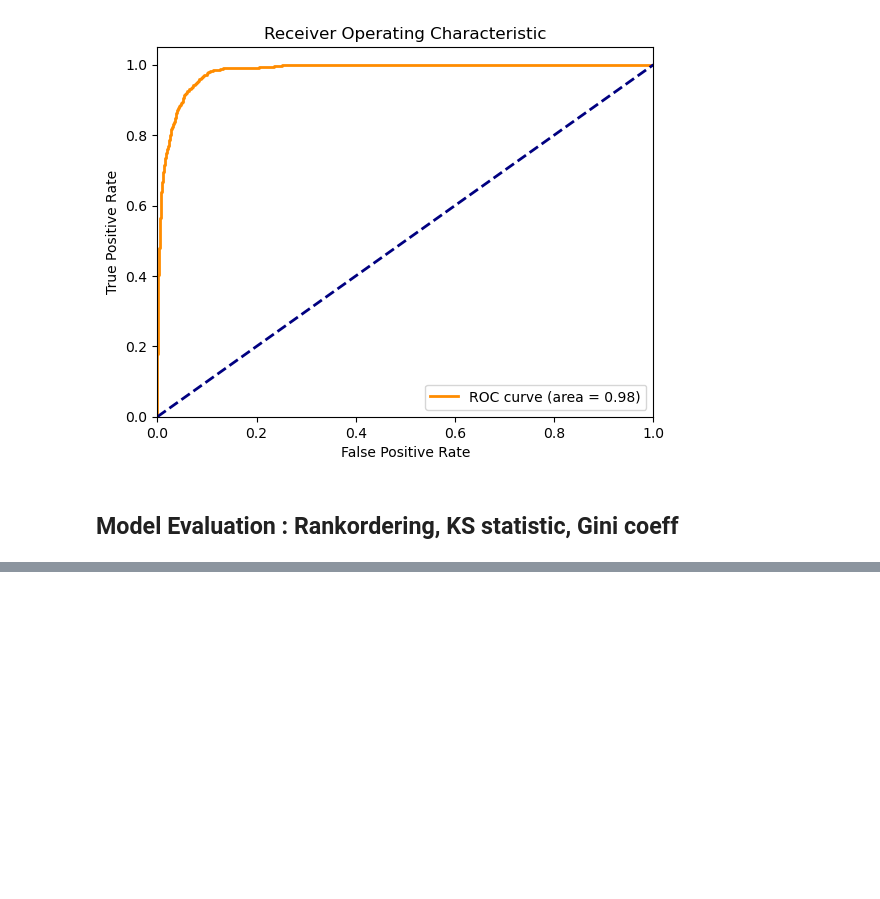
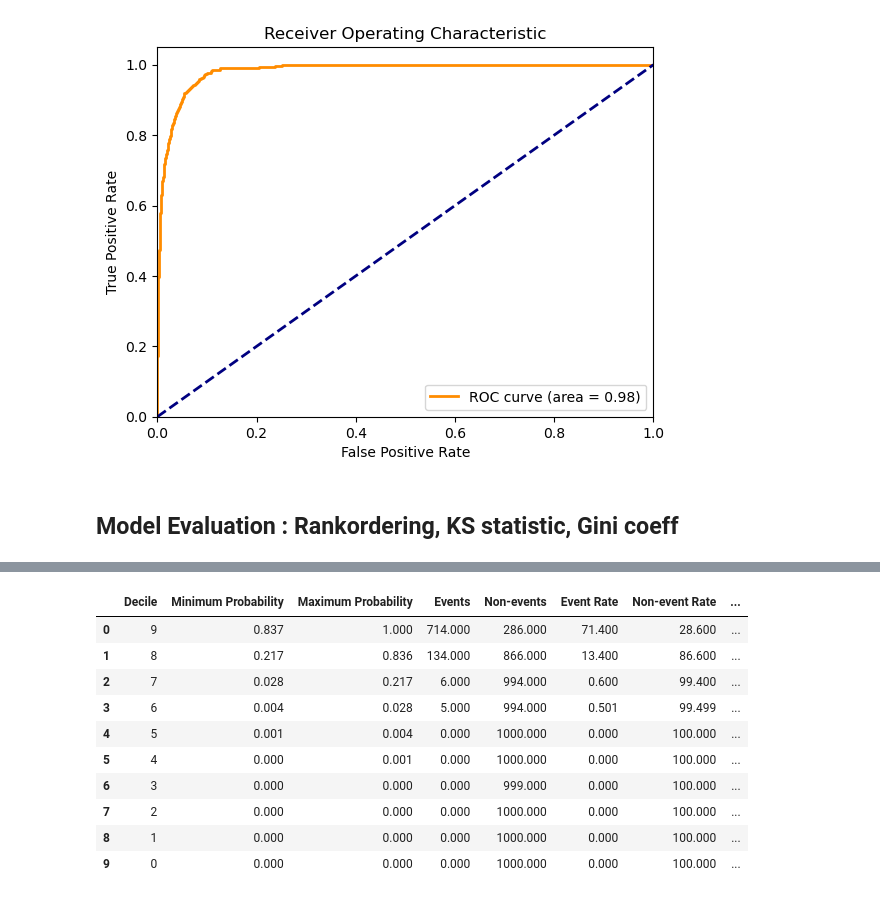
Before and after one commit to HanadIsmail/Credit-Risk-Modeling, a Jupyter notebook: Credit_Risk_Modeling.ipynb, the cells around one changed output, grey strips where cells are left out. Drawn from its saved outputs; the diff is of its cells as text; code cells hidden in the pictures; blank space fills up the shorter version.

```diff
--- a/Untitled.ipynb
+++ b/Credit_Risk_Modeling.ipynb
@@ -1273,0 +1276,3 @@ df_eval.head(3)
+# %%
+df_eval['Decile'] = pd.qcut(df_eval['Default Probabilities'], 10, labels=False, duplicates='drop')
+df_eval.head(3)
@@ -1273,0 +1284,9 @@ df_eval.head(3)
+# %%
+df_grouped = df_eval.groupby('Decile').apply(lambda x: pd.Series({
+    'Minimum Probability': x['Default Probabilities'].min(),
+    'Maximum Probability': x['Default Probabilities'].max(),
+    'Events': x['Default Truth'].sum(),
+    'Non-events': x['Default Truth'].count() - x['Default Truth'].sum(),
+}))
+df_grouped.reset_index(inplace=True)
+df_grouped
@@ -1273,0 +1305,19 @@ df_eval.head(3)
+# %%
+df_grouped['Event Rate'] = df_grouped['Events']*100 / (df_grouped['Events']+df_grouped['Non-events'])
+df_grouped['Non-event Rate'] = df_grouped['Non-events']*100 / (df_grouped['Events']+df_grouped['Non-events'])
+# %%
+df_grouped['Cum Events'] =  df_grouped['Events'].cumsum()
+df_grouped['Cum Non-events'] =  df_grouped['Non-events'].cumsum()
+df_grouped
+# %% [output]
+|  | Decile | Minimum Probability | Maximum Probability | Events | Non-events | Event Rate | Non-event Rate | ... |
+| 0 | 9 | 0.837 | 1.000 | 714.000 | 286.000 | 71.400 | 28.600 | ... |
+| 1 | 8 | 0.217 | 0.836 | 134.000 | 866.000 | 13.400 | 86.600 | ... |
+| 2 | 7 | 0.028 | 0.217 | 6.000 | 994.000 | 0.600 | 99.400 | ... |
+| 3 | 6 | 0.004 | 0.028 | 5.000 | 994.000 | 0.501 | 99.499 | ... |
+| 4 | 5 | 0.001 | 0.004 | 0.000 | 1000.000 | 0.000 | 100.000 | ... |
+| 5 | 4 | 0.000 | 0.001 | 0.000 | 1000.000 | 0.000 | 100.000 | ... |
+| 6 | 3 | 0.000 | 0.000 | 0.000 | 999.000 | 0.000 | 100.000 | ... |
+| 7 | 2 | 0.000 | 0.000 | 0.000 | 1000.000 | 0.000 | 100.000 | ... |
+| 8 | 1 | 0.000 | 0.000 | 0.000 | 1000.000 | 0.000 | 100.000 | ... |
+| 9 | 0 | 0.000 | 0.000 | 0.000 | 1000.000 | 0.000 | 100.000 | ... |
```
Also changed, not shown: parts of 27 cells of this notebook, 1 other file.
